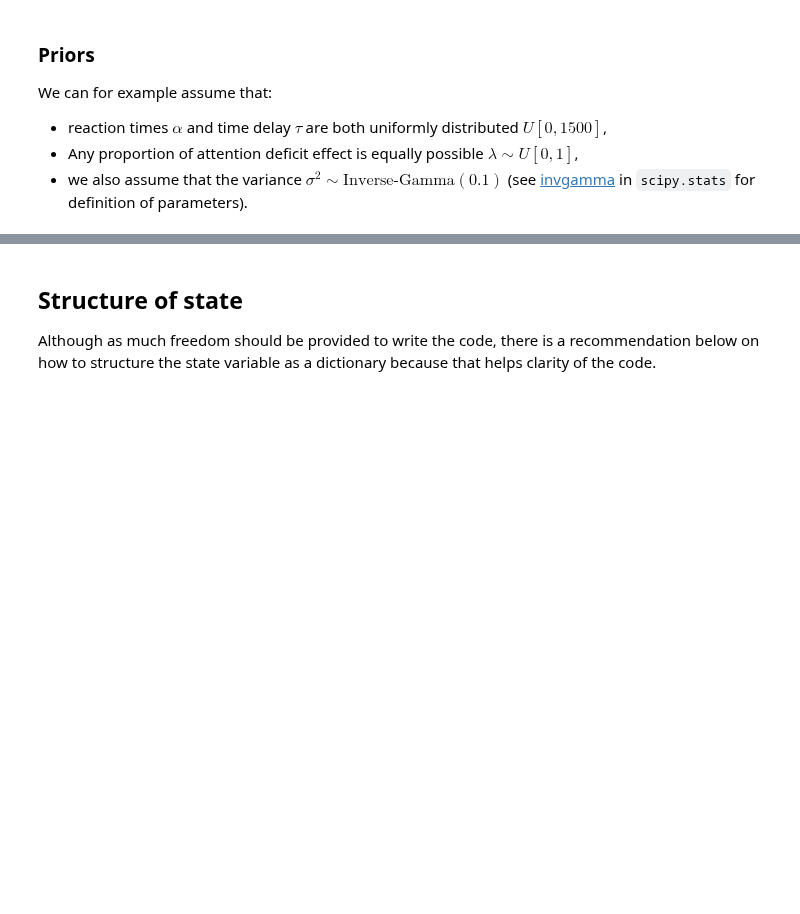
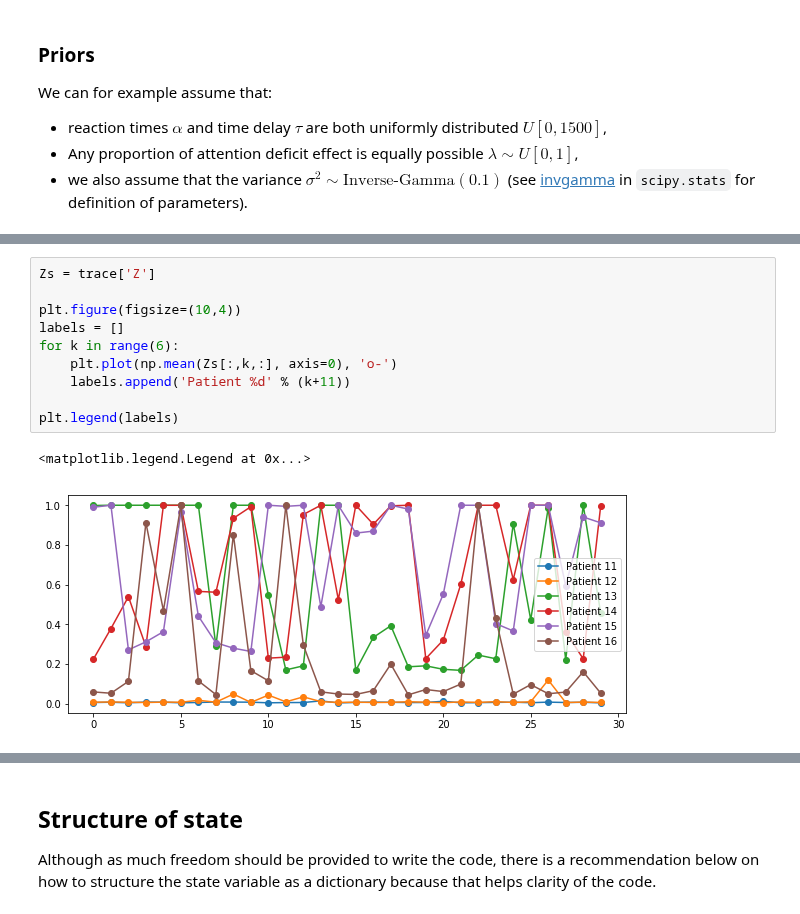
Before and after one commit to fonnesbeck/PyMC3_DataScienceLA, a Jupyter notebook: notebooks/3f.1 Case study: reaction times of schizophrenic.ipynb, the cells around one changed output, grey strips where cells are left out. Cells and saved outputs as stored; diff of their text form; blank space fills up the shorter version.

```diff
--- a/notebooks/3f.1 Case study: reaction times of schizophrenic.ipynb
+++ b/notebooks/3f.1 Case study: reaction times of schizophrenic.ipynb
@@ -95,0 +199,13 @@ We can for example assume that:
+# %%
+Zs = trace['Z']
+
+plt.figure(figsize=(10,4))
+labels = []
+for k in range(6):
+    plt.plot(np.mean(Zs[:,k,:], axis=0), 'o-')
+    labels.append('Patient %d' % (k+11))
+
+plt.legend(labels)
+# %% [output]
+<matplotlib.legend.Legend at 0x...>
+[figure, added]
```
Also changed, not shown: parts of 22 cells of this notebook.
